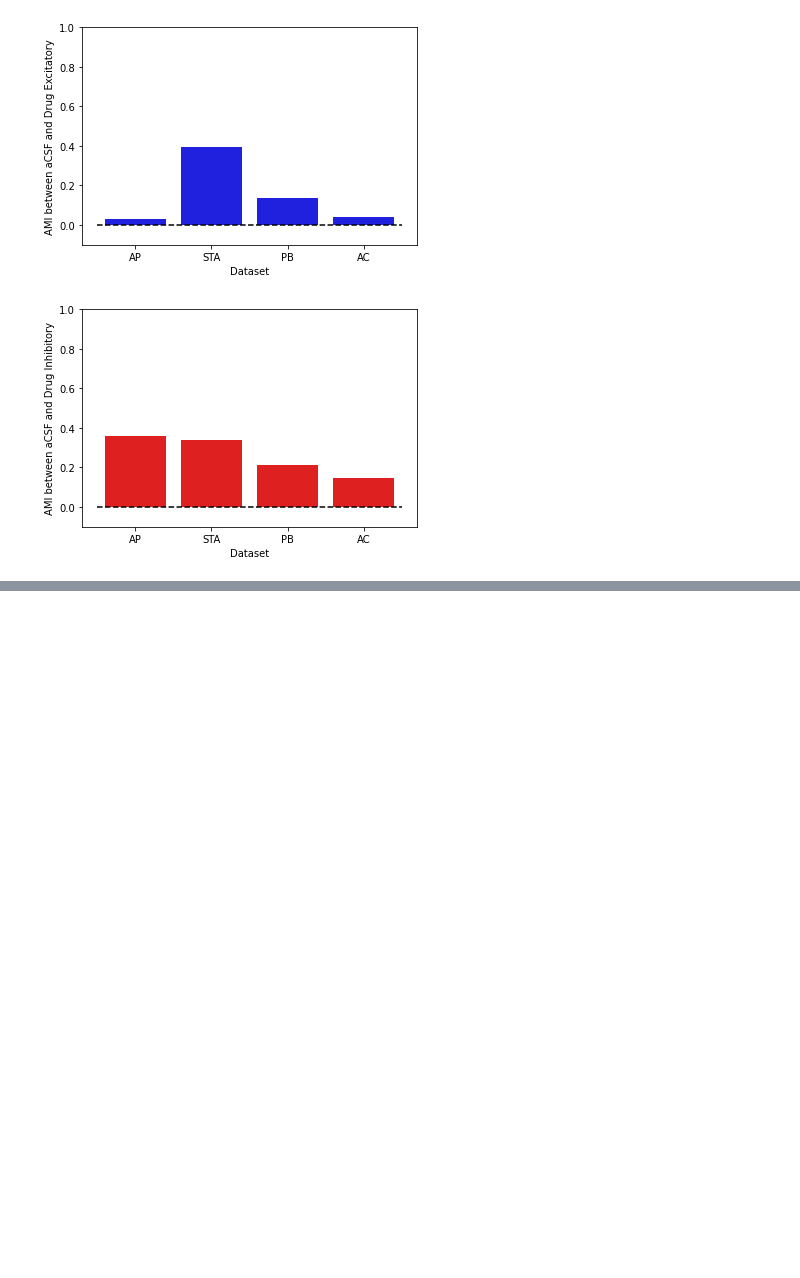
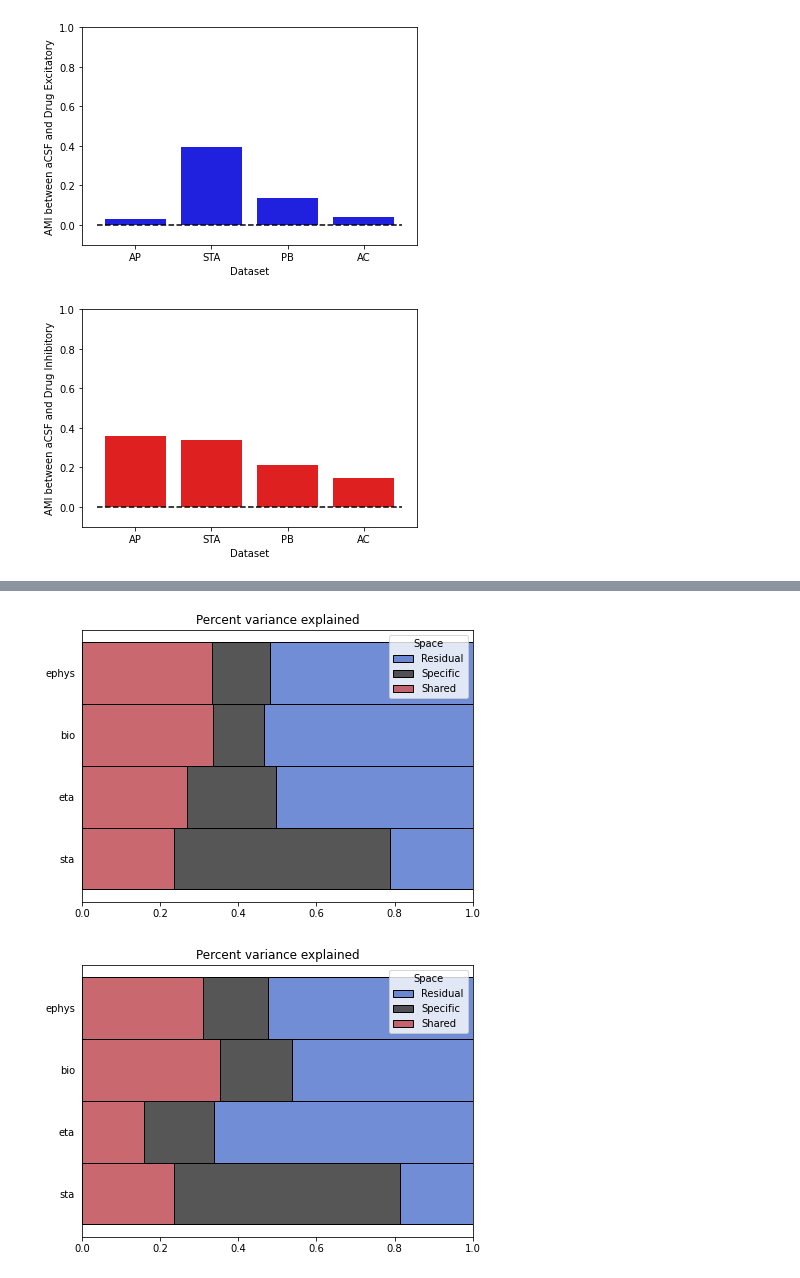
Before and after one commit to Nishant-codex/single_cell_analysis, a Jupyter notebook: notebooks_drug/PNAS_revision.ipynb, the cells around one changed output, grey strips where cells are left out. Saved outputs shown, nothing was run; the diff lists cells and outputs as text; code cells hidden in the pictures; blank space fills up the shorter version.

```diff
--- a/notebooks_drug/PNAS_revision.ipynb
+++ b/notebooks_drug/PNAS_revision.ipynb
@@ -1050,0 +1054,8 @@ plt.show()
+# %%
+
+temp_exc_all_mean = pd.read_csv('G:/My Drive/Data For Publication/paper2/part1/temp_exc_all_mean.csv')
+temp_inh_all_mean = pd.read_csv('G:/My Drive/Data For Publication/paper2/part1/temp_inh_all_mean.csv')
+
+
+temp_exc_all_std = pd.read_csv('G:/My Drive/Data For Publication/paper2/part1/temp_exc_all_std.csv')
+temp_inh_all_std = pd.read_csv('G:/My Drive/Data For Publication/paper2/part1/temp_inh_all_std.csv')
@@ -1050,0 +1078,26 @@ plt.show()
+# %%
+temp_exc_all_mean = temp_exc_all_mean.reindex([0,1,3,2,4,5,7,6,8,9,11,10])
+temp_inh_all_mean = temp_inh_all_mean.reindex([0,1,3,2,4,5,7,6,8,9,11,10])
+
+temp_inh_all_std = temp_inh_all_std.reindex([0,1,3,2,4,5,7,6,8,9,11,10])
+temp_exc_all_std = temp_exc_all_std.reindex([0,1,3,2,4,5,7,6,8,9,11,10])
+# %%
+def plot_bootstraped_data(data,savepath = 'G:/My Drive/Data For Publication/paper2/part1/',cond=None,save=False,ei_type='exc'):
+    fig,ax = plt.subplots(figsize=(7, 5))
+    sns.histplot(data, y='dataset', hue='Space',hue_order= ['Residual','Specific','Shared'], weights='Variance explained',
+                multiple='stack', palette='icefire',ax =ax)
+    ax.set(title='Percent variance explained', xlabel=None, ylabel=None)
+    ax.set_xlim(0, 1)
+    ax.tick_params(left=False)
+    ax.set_yticklabels=['ephys','bio','eta','sta']
+    if save:
+        plt.savefig(savepath+cond+'_'+ei_type+'.pdf',dpi=200)
+    else:
+        plt.savefig('G:/My Drive/Data For Publication/paper2/part1/'+cond+'_'+ei_type+'.pdf',dpi=200)
+    plt.show()
+# %%
+plot_bootstraped_data(temp_inh_all_mean,cond='acsf',ei_type='exc',save=False)
+plot_bootstraped_data(temp_exc_all_mean,cond='acsf',ei_type='exc',save=False)
+# %% [output]
+[figure, added]
+[figure, added]
```
Also changed, not shown: parts of 9 cells of this notebook, 1 other file.
